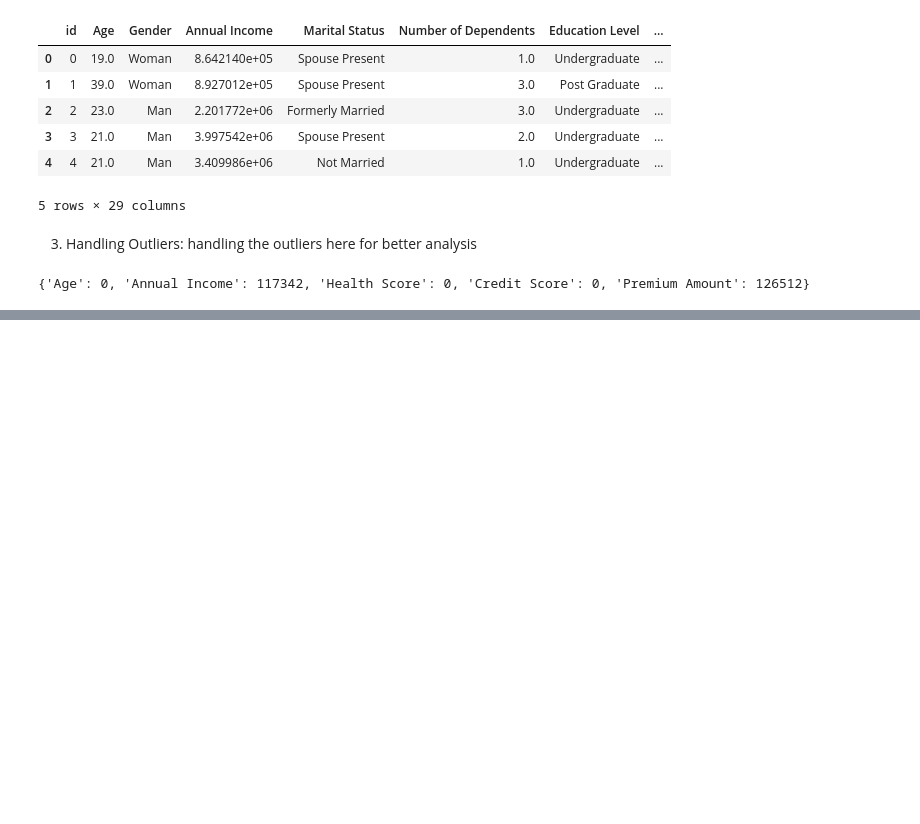
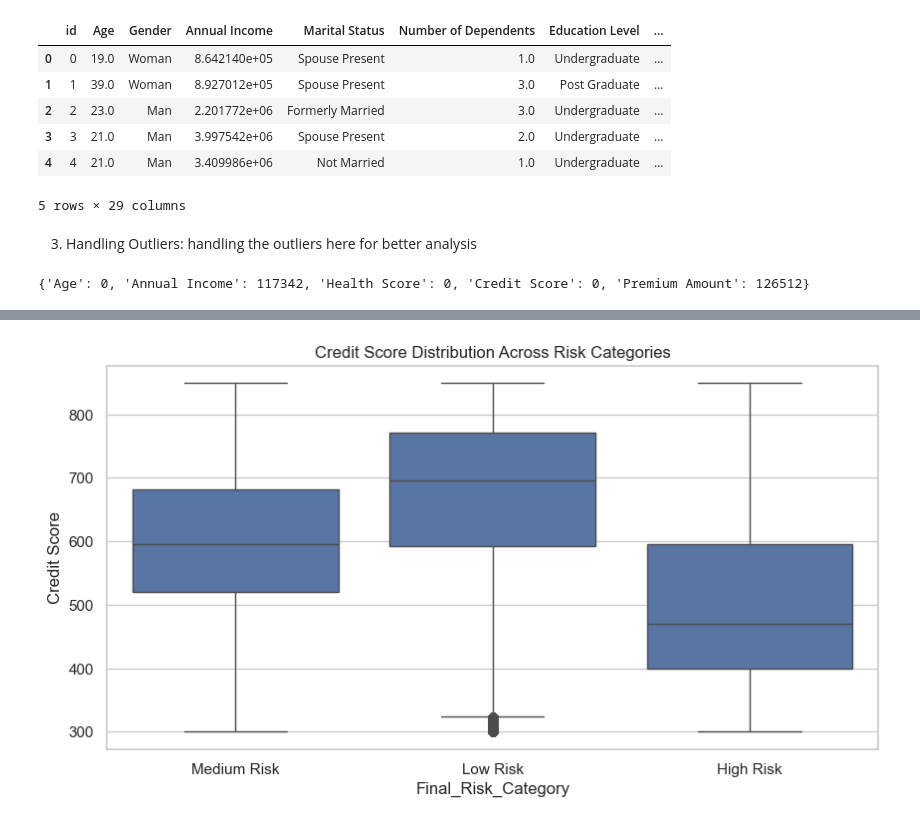
Before and after one commit to ra1croft/Acko_Insurance_Analysis, a Jupyter notebook: Acko_Insurance_Data.ipynb, the cells around one changed output, grey strips where cells are left out. Drawn from its saved outputs; the diff is of its cells as text; code cells hidden in the pictures; blank space fills up the shorter version.

```diff
--- a/Acko_Insurance_Data.ipynb
+++ b/Acko_Insurance_Data.ipynb
@@ -243,0 +493,7 @@ for col in outlier_columns:
+# %%
+plt.figure(figsize=(10,5))
+sns.boxplot(x="Final_Risk_Category", y="Credit Score", data=data)
+plt.title("Credit Score Distribution Across Risk Categories")
+plt.show()
+# %% [output]
+[figure, added]
```
Also changed, not shown: parts of 11 cells of this notebook, 1 other file.
